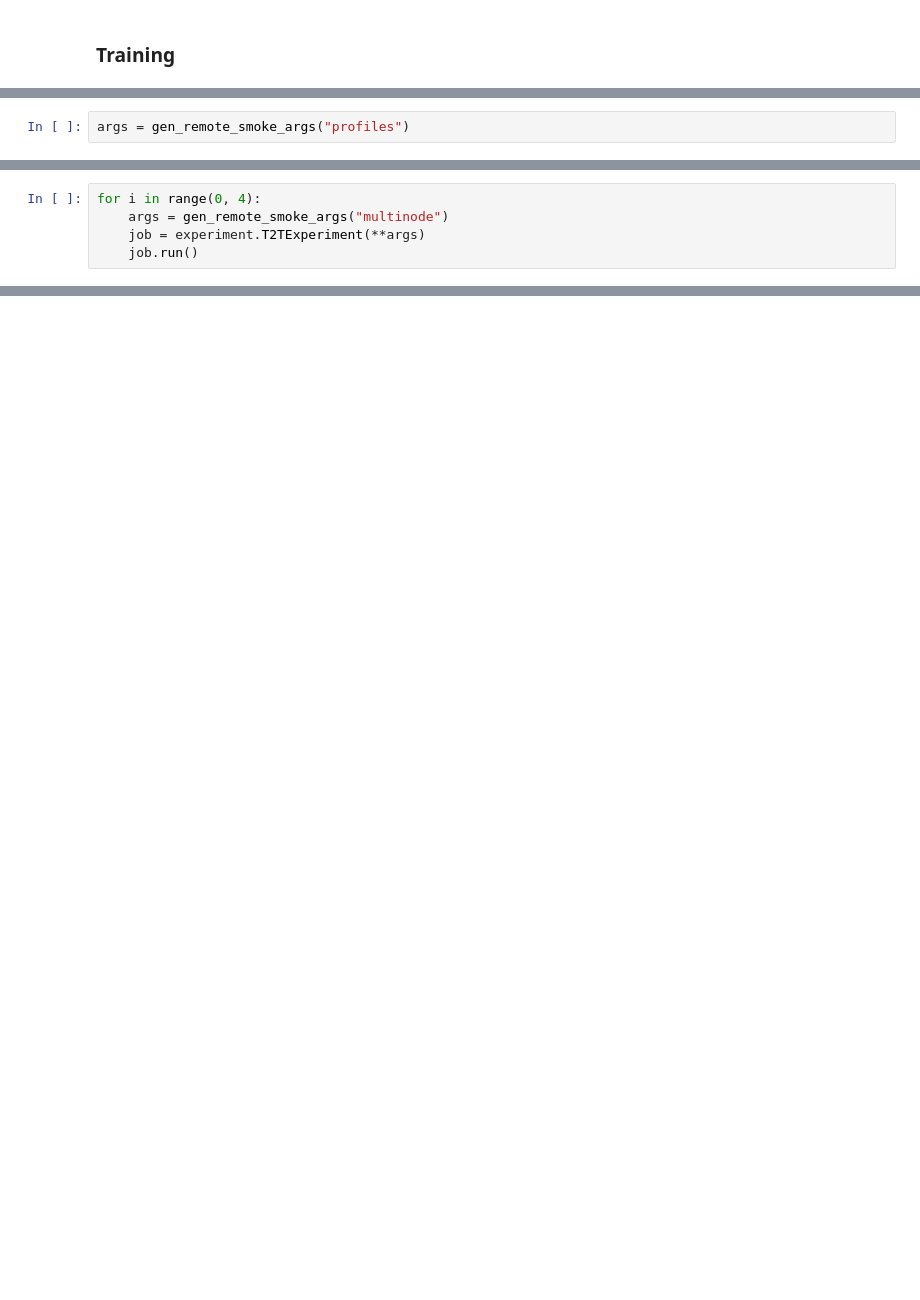
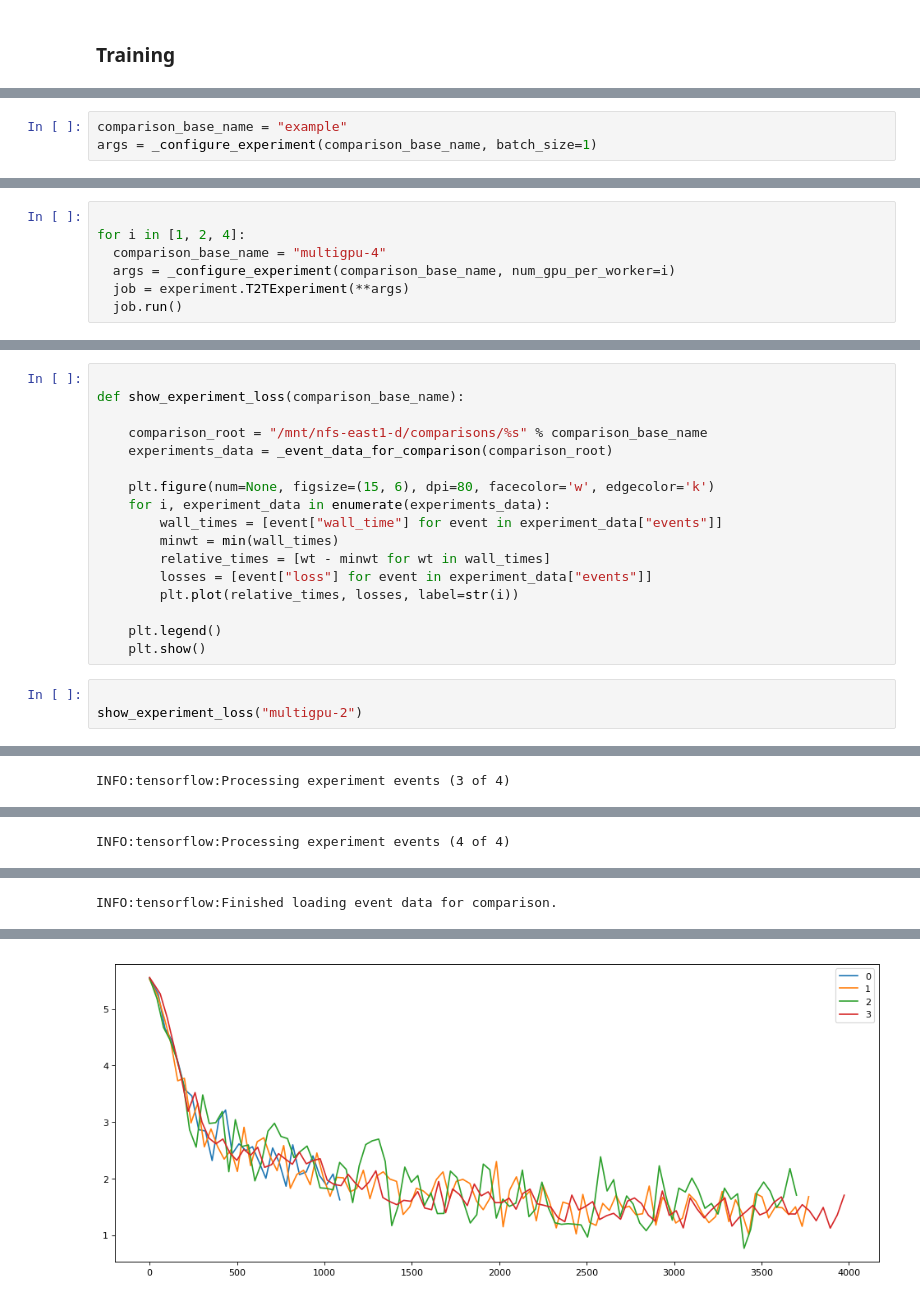
Before and after one commit to cwbeitel/tk, a Jupyter notebook: docs/demo.ipynb, the cells around one changed output, grey strips where cells are left out. Drawn from its saved outputs; the diff is of its cells as text; blank space fills up the shorter version.

```diff
--- a/docs/demo.ipynb
+++ b/docs/demo.ipynb
@@ -162,2 +48,0 @@ def gen_remote_smoke_args(base_name):
-# %%
-args = gen_remote_smoke_args("profiles")
@@ -185,0 +138,3 @@ args
+# %%
+comparison_base_name = "example"
+args = _configure_experiment(comparison_base_name, batch_size=1)
@@ -191,6 +170,8 @@ job.run()
 # %%
-for i in range(0, 4):
-    args = gen_remote_smoke_args("multinode")
-    job = experiment.T2TExperiment(**args)
-    job.run()
+
+for i in [1, 2, 4]:
+  comparison_base_name = "multigpu-4"
+  args = _configure_experiment(comparison_base_name, num_gpu_per_worker=i)
+  job = experiment.T2TExperiment(**args)
+  job.run()
 # %% [output]
@@ -204,0 +231,21 @@ for i in range(0, 4):
+# %%
+
+def show_experiment_loss(comparison_base_name):
+
+    comparison_root = "/mnt/nfs-east1-d/comparisons/%s" % comparison_base_name
+    experiments_data = _event_data_for_comparison(comparison_root)
+
+    plt.figure(num=None, figsize=(15, 6), dpi=80, facecolor='w', edgecolor='k')
+    for i, experiment_data in enumerate(experiments_data):
+        wall_times = [event["wall_time"] for event in experiment_data["events"]]
+        minwt = min(wall_times)
+        relative_times = [wt - minwt for wt in wall_times]
+        losses = [event["loss"] for event in experiment_data["events"]]
+        plt.plot(relative_times, losses, label=str(i))
+
+    plt.legend()
+    plt.show()
+# %%
+
+show_experiment_loss("multigpu-2")
+# %% [output]
@@ -204,0 +258 @@ for i in range(0, 4):
+INFO:tensorflow:Processing experiment events (3 of 4)
@@ -204,0 +260 @@ for i in range(0, 4):
+INFO:tensorflow:Processing experiment events (4 of 4)
@@ -204,0 +262 @@ for i in range(0, 4):
+INFO:tensorflow:Finished loading event data for comparison.
@@ -204,0 +264 @@ for i in range(0, 4):
+[figure, added]
```
Also changed, not shown: parts of 38 cells of this notebook, 8 other files.
